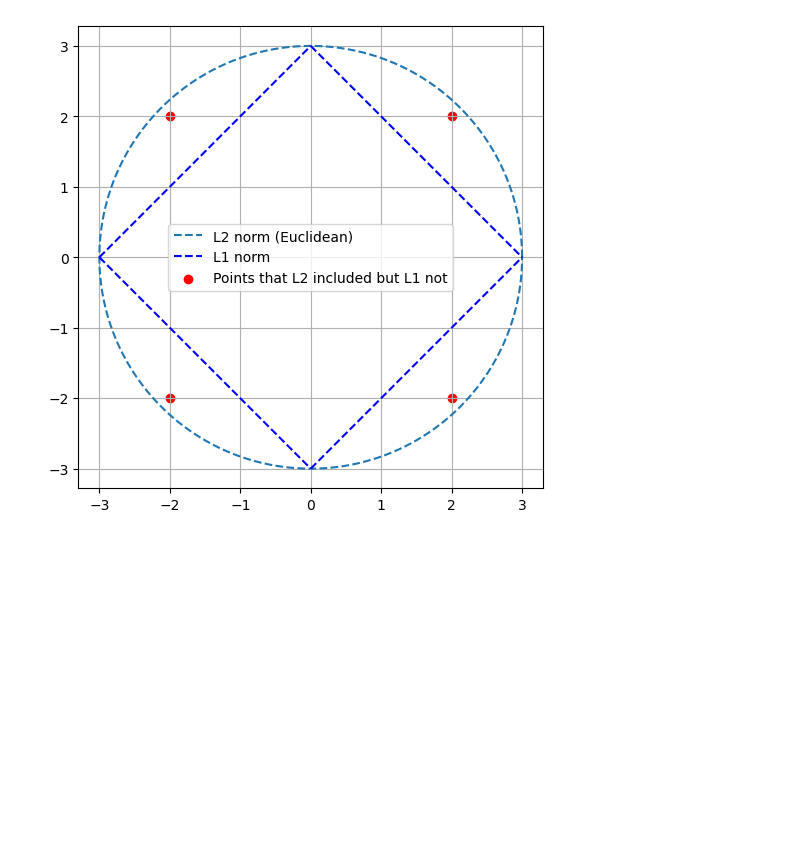
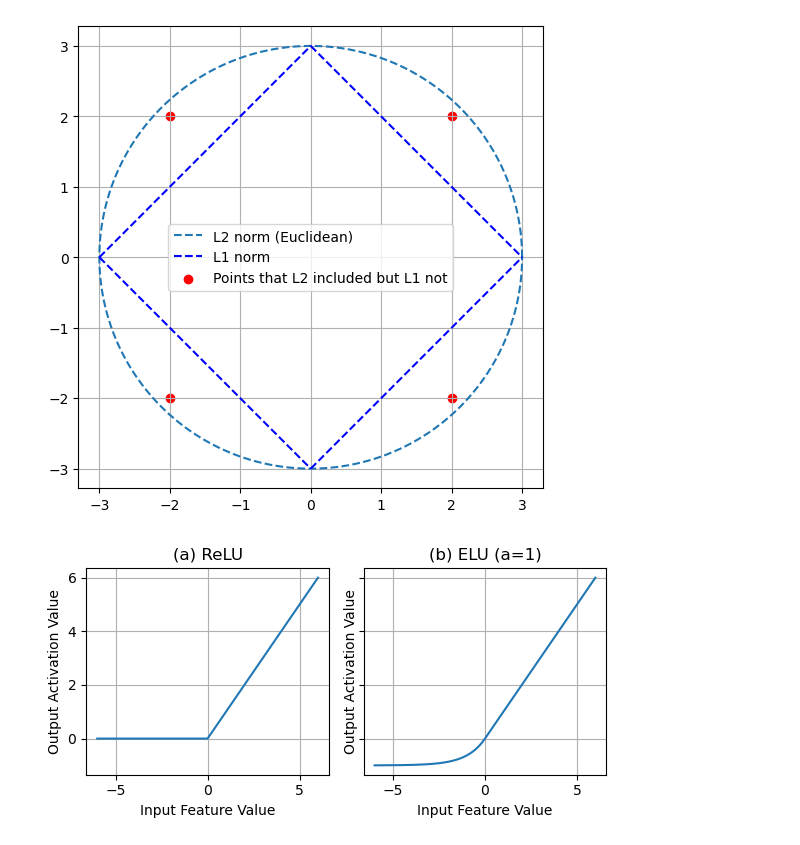
Before and after one commit to whybear0510/aegnn, a Jupyter notebook: scratch/fig.ipynb, the cells around one changed output. Cells and saved outputs as stored; diff of their text form; code cells hidden in the pictures; blank space fills up the shorter version.

```diff
--- a/scratch/fig.ipynb
+++ b/scratch/fig.ipynb
@@ -182,3 +253,46 @@ plt.yticks([-3,-2,-1,0,1,2,3])
 plt.show()
 # %% [output]
 [figure]
+# %%
+import numpy as np
+import matplotlib.pyplot as plt
+
+# 定义激活函数
+def relu(x):
+    return np.maximum(0, x)
+
+def elu(x, a=1):
+    return np.where(x >= 0, x, a * (np.exp(x) - 1))
+
+# 生成 x 值
+x = np.linspace(-6, 6, 800)
+
+# 计算对应的激活函数值
+relu_y = relu(x)
+elu_y = elu(x)
+
+# 创建包含两个子图的图像
+fig, (ax1, ax2) = plt.subplots(1, 2, figsize=(6,3), sharey=True)
+
+# 绘制第一个子图（ReLU）
+ax1.plot(x, relu_y)
+ax1.set_xlabel('Input Feature Value')
+ax1.set_ylabel('Output Activation Value')
+ax1.grid(True)
+# ax1.legend()
+ax1.set_title('(a) ReLU')
+
+# 绘制第二个子图（ELU）
+ax2.plot(x, elu_y)
+ax2.set_xlabel('Input Feature Value')
+ax2.set_ylabel('Output Activation Value')
+ax2.grid(True)
+# ax2.legend()
+ax2.set_title('(b) ELU (a=1)')
+
+# 调整子图之间的间距
+plt.tight_layout()
+
+plt.show()
+# %% [output]
+[figure, added]
```
Also changed, not shown: parts of 2 cells of this notebook, 2 other files.
